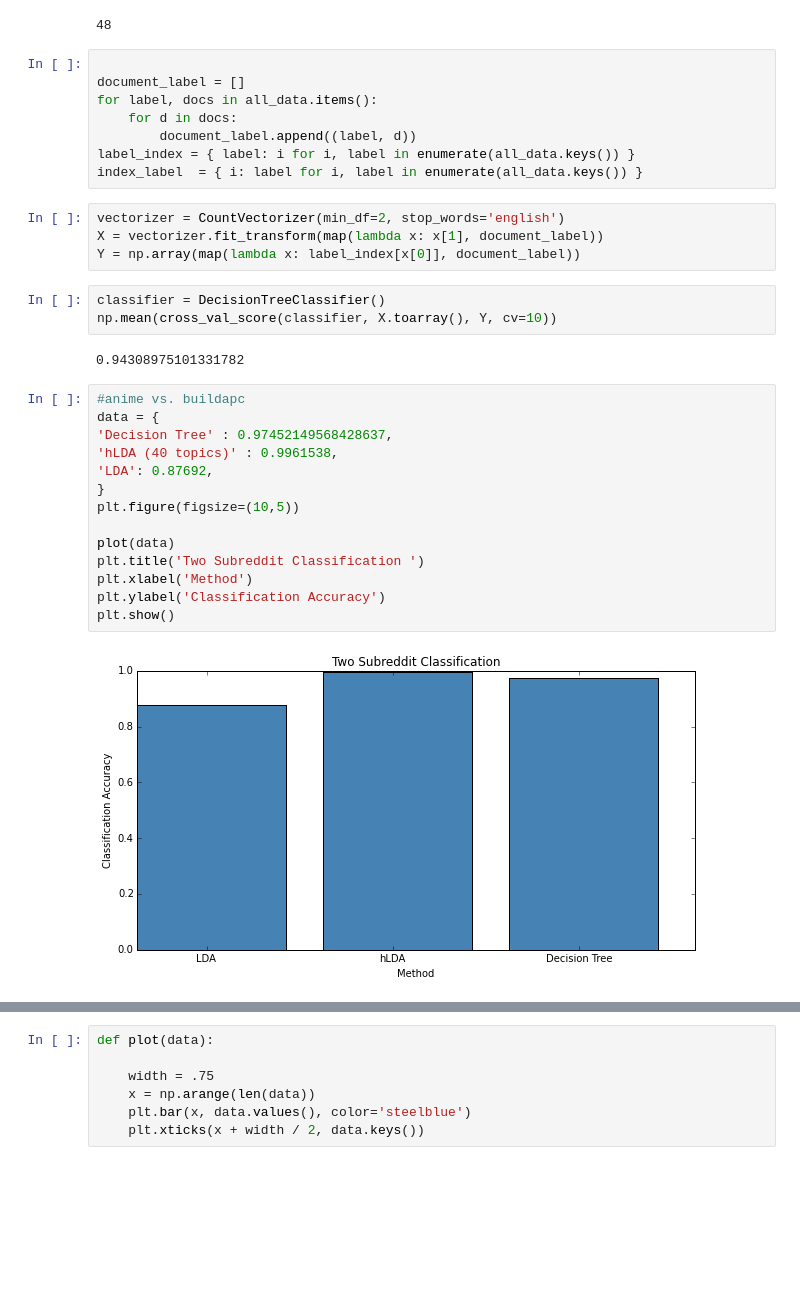
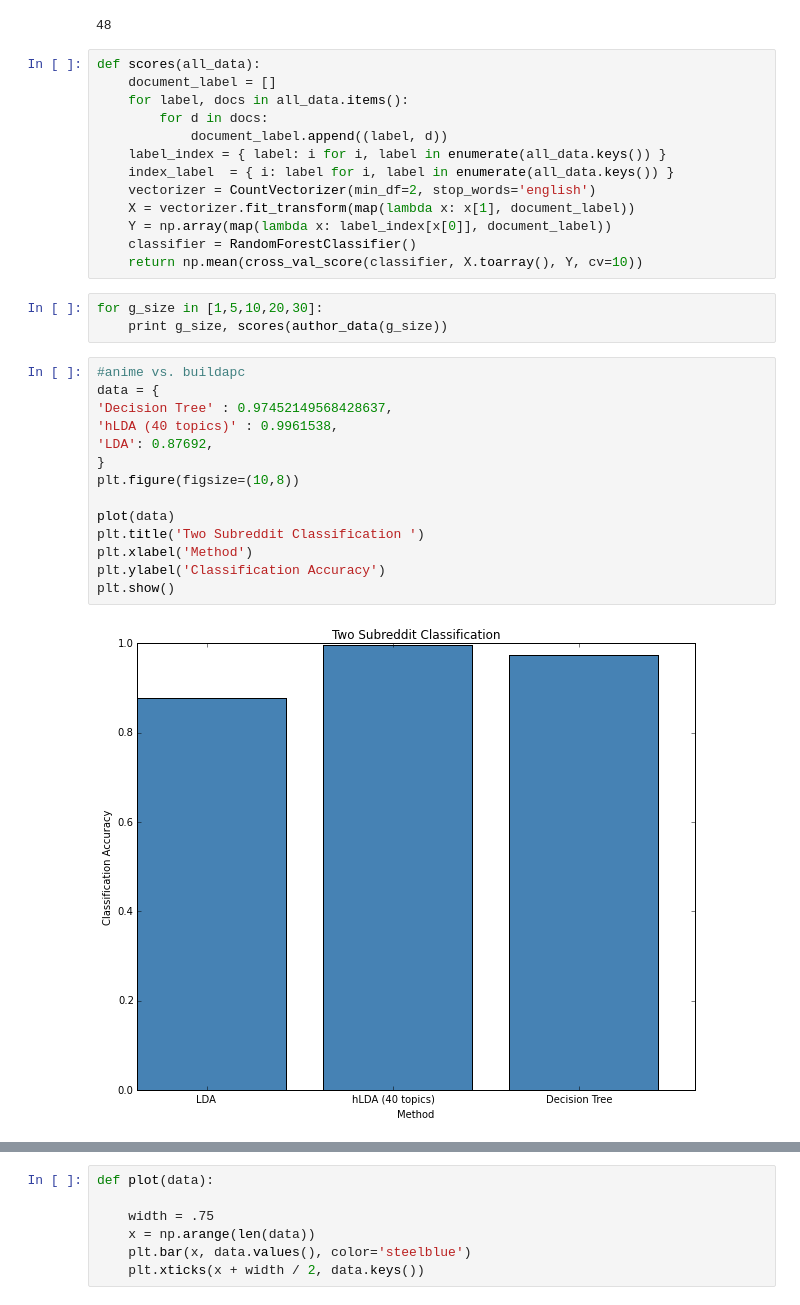
Before and after one commit to amauboussin/cs281-final-project, a Jupyter notebook: plot authors.ipynb, the cells around one changed output, grey strips where cells are left out. Cells and saved outputs as stored; diff of their text form; blank space fills up the shorter version.

```diff
--- a/plot authors.ipynb
+++ b/plot authors.ipynb
@@ -35,38 +68,37 @@ len(all_data.keys())
 # %% [output]
 48
 # %%
-
-document_label = []
-for label, docs in all_data.items():
-    for d in docs:
-        document_label.append((label, d))
-label_index = { label: i for i, label in enumerate(all_data.keys()) }
-index_label  = { i: label for i, label in enumerate(all_data.keys()) }
+def scores(all_data):
+    document_label = []
+    for label, docs in all_data.items():
+        for d in docs:
+            document_label.append((label, d))
+    label_index = { label: i for i, label in enumerate(all_data.keys()) }
+    index_label  = { i: label for i, label in enumerate(all_data.keys()) }
+    vectorizer = CountVectorizer(min_df=2, stop_words='english')
+    X = vectorizer.fit_transform(map(lambda x: x[1], document_label))
+    Y = np.array(map(lambda x: label_index[x[0]], document_label))
+    classifier = RandomForestClassifier()
+    return np.mean(cross_val_score(classifier, X.toarray(), Y, cv=10))
-# %%
-vectorizer = CountVectorizer(min_df=2, stop_words='english')
-X = vectorizer.fit_transform(map(lambda x: x[1], document_label))
-Y = np.array(map(lambda x: label_index[x[0]], document_label))
-# %%
-classifier = DecisionTreeClassifier()
-np.mean(cross_val_score(classifier, X.toarray(), Y, cv=10))
-# %% [output]
-0.94308975101331782
+# %%
+for g_size in [1,5,10,20,30]:
+    print g_size, scores(author_data(g_size))
 # %%
 #anime vs. buildapc
 data = {
 'Decision Tree' : 0.97452149568428637,
 'hLDA (40 topics)' : 0.9961538,
 'LDA': 0.87692,
 }
-plt.figure(figsize=(10,5))
+plt.figure(figsize=(10,8))
 
 plot(data)
 plt.title('Two Subreddit Classification ')
 plt.xlabel('Method')
 plt.ylabel('Classification Accuracy')
 plt.show()
 # %% [output]
-[figure, old version]
+[figure, new version]
 # %%
 #10 subreddits
 data = {
```
Also changed, not shown: parts of 6 cells of this notebook, 4 other files.
